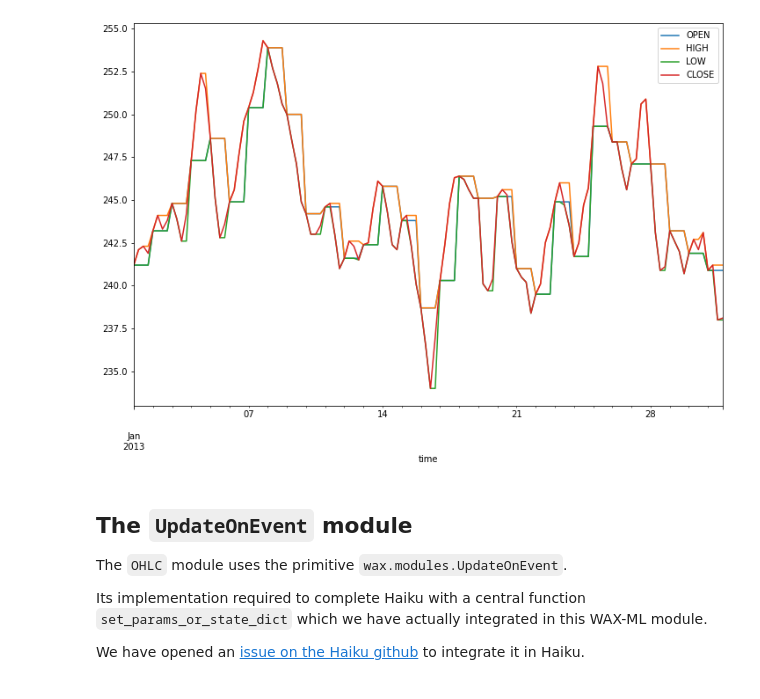
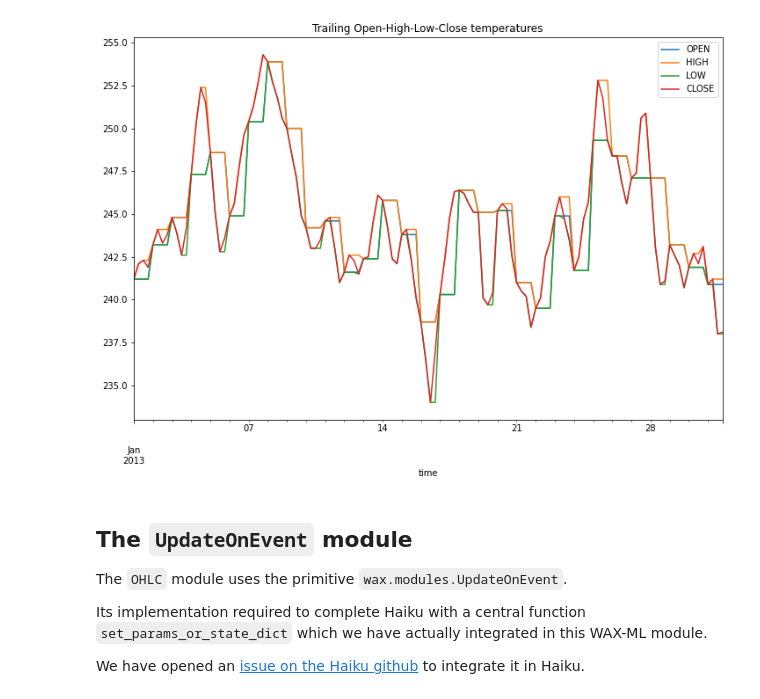
Before and after one commit to eserie/wax-ml, a Jupyter notebook: docs/notebooks/03_ohlc_temperature.ipynb, the cells around one changed output. Drawn from its saved outputs; the diff is of its cells as text; code cells hidden in the pictures.

Commit message:
Test docs (#21)
* update documentation
* correct instructions to build the documentation
* README: add a description of modules, add trailing_ohlc figure.

```diff
--- a/docs/notebooks/03_ohlc_temperature.ipynb
+++ b/docs/notebooks/03_ohlc_temperature.ipynb
@@ -26,5 +31,5 @@ from wax.modules import OHLC, HasChanged
 
 register_wax_accessors()
 # %%
-da = xr.tutorial.open_dataset("air_temperature")
-da["date"] = da.time.dt.date.astype(onp.datetime64)
+dataset = xr.tutorial.open_dataset("air_temperature")
+dataset["date"] = dataset.time.dt.date.astype(onp.datetime64)
@@ -34,7 +57,7 @@ def bin_temperature(da):
     return OHLC()(da["air"], reset_on=day_change)
 
 
-output, state = da.wax.stream().apply(
-    bin_temperature, format_dims=onp.array(da.air.dims)
+output, state = dataset.wax.stream().apply(
+    bin_temperature, format_dims=onp.array(dataset.air.dims)
 )
 output = xr.Dataset(output._asdict())
@@ -43,8 +64,8 @@ WARNING:absl:No GPU/TPU found, falling back to CPU. (Set TF_CPP_MIN_LOG_LEVEL=0
 # %%
 df = output.isel(lat=0, lon=0).drop(["lat", "lon"]).to_pandas().loc["2013-01"]
-_ = df.plot(figsize=(12, 8))
+_ = df.plot(figsize=(12, 8), title="Trailing Open-High-Low-Close temperatures")
 # %% [output]
-[figure, old version]
+[figure, new version]
 # %% [markdown]
 ## The `UpdateOnEvent` module
 
```
Also changed, not shown: parts of 4 cells of this notebook, 33 other files.
